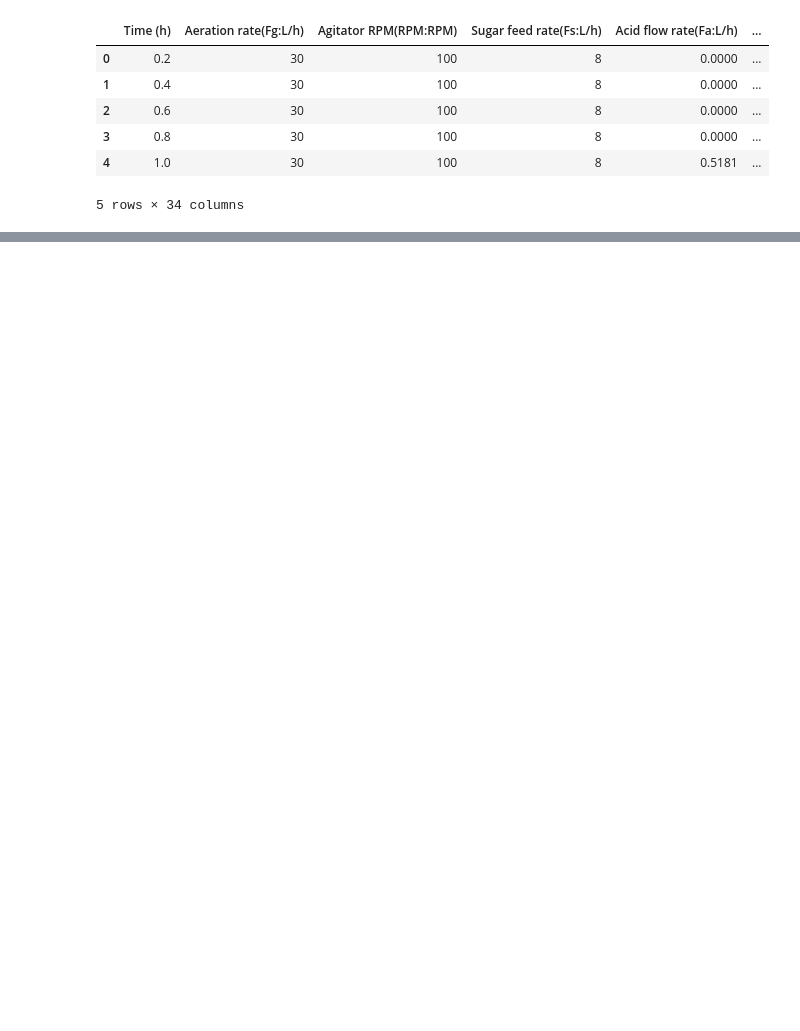
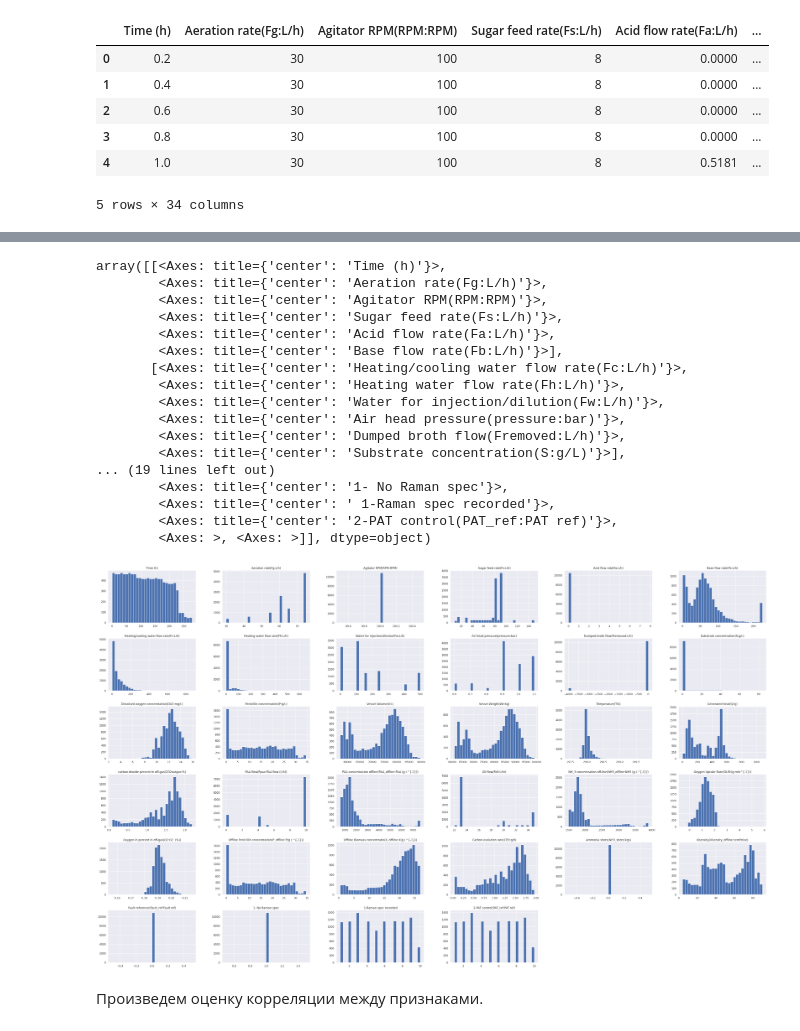
Before and after one commit to aryana64/NIPT, a Jupyter notebook: biocad_hw.ipynb, the cells around one changed output, grey strips where cells are left out. Saved outputs shown, nothing was run; the diff lists cells and outputs as text; code cells hidden in the pictures; blank space fills up the shorter version.

```diff
--- a/biocad_hw.ipynb
+++ b/biocad_hw.ipynb
@@ -49,0 +166,23 @@ y_train.head()
+# %%
+x_train.hist(bins=30, figsize=(50,30))
+# %% [output]
+array([[<Axes: title={'center': 'Time (h)'}>,
+        <Axes: title={'center': 'Aeration rate(Fg:L/h)'}>,
+        <Axes: title={'center': 'Agitator RPM(RPM:RPM)'}>,
+        <Axes: title={'center': 'Sugar feed rate(Fs:L/h)'}>,
+        <Axes: title={'center': 'Acid flow rate(Fa:L/h)'}>,
+        <Axes: title={'center': 'Base flow rate(Fb:L/h)'}>],
+       [<Axes: title={'center': 'Heating/cooling water flow rate(Fc:L/h)'}>,
+        <Axes: title={'center': 'Heating water flow rate(Fh:L/h)'}>,
+        <Axes: title={'center': 'Water for injection/dilution(Fw:L/h)'}>,
+        <Axes: title={'center': 'Air head pressure(pressure:bar)'}>,
+        <Axes: title={'center': 'Dumped broth flow(Fremoved:L/h)'}>,
+        <Axes: title={'center': 'Substrate concentration(S:g/L)'}>],
+... (19 lines left out)
+        <Axes: title={'center': '1- No Raman spec'}>,
+        <Axes: title={'center': ' 1-Raman spec recorded'}>,
+        <Axes: title={'center': '2-PAT control(PAT_ref:PAT ref)'}>,
+        <Axes: >, <Axes: >]], dtype=object)
+[figure, added]
+# %% [markdown]
+Произведем оценку корреляции между признаками.
```
Also changed, not shown: parts of 45 cells of this notebook.
